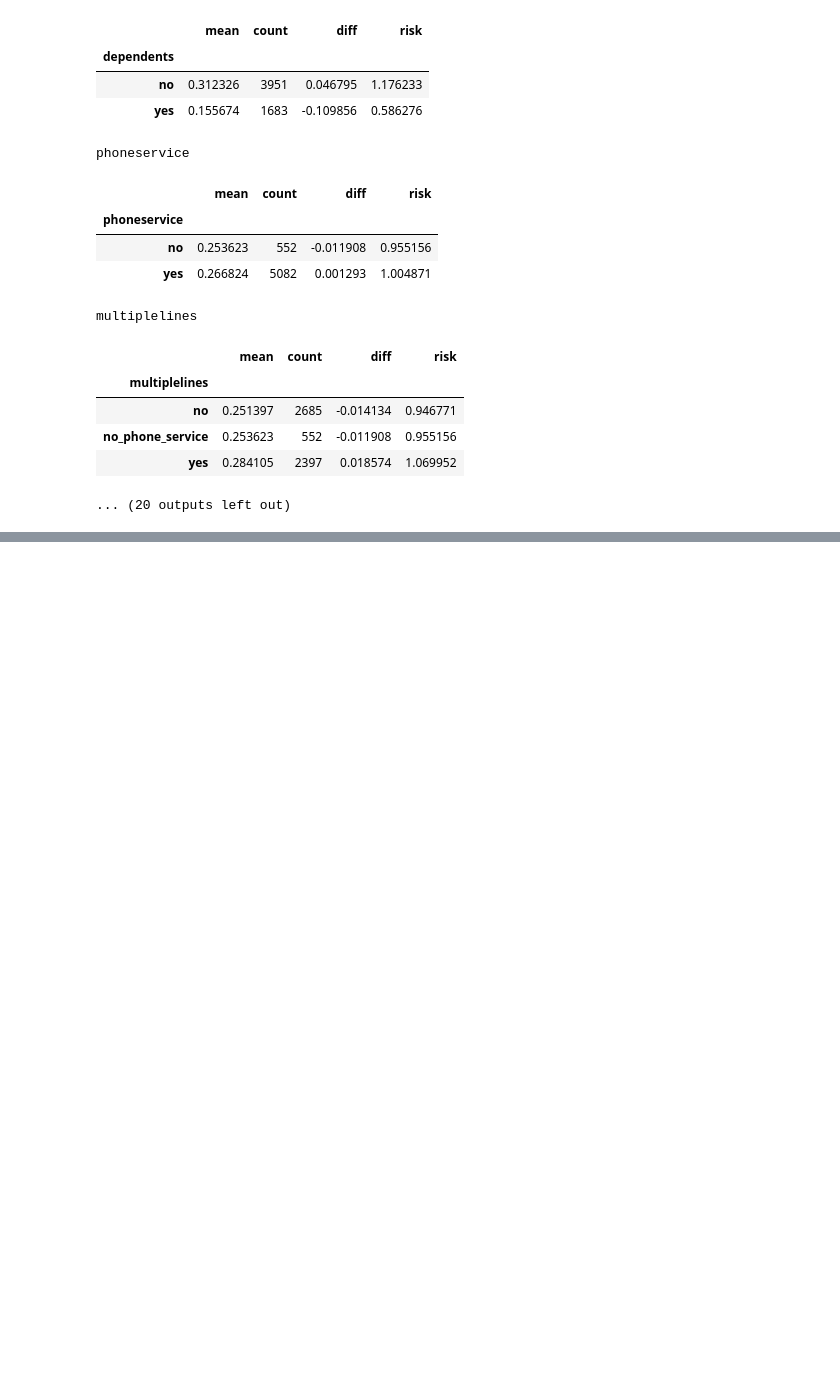
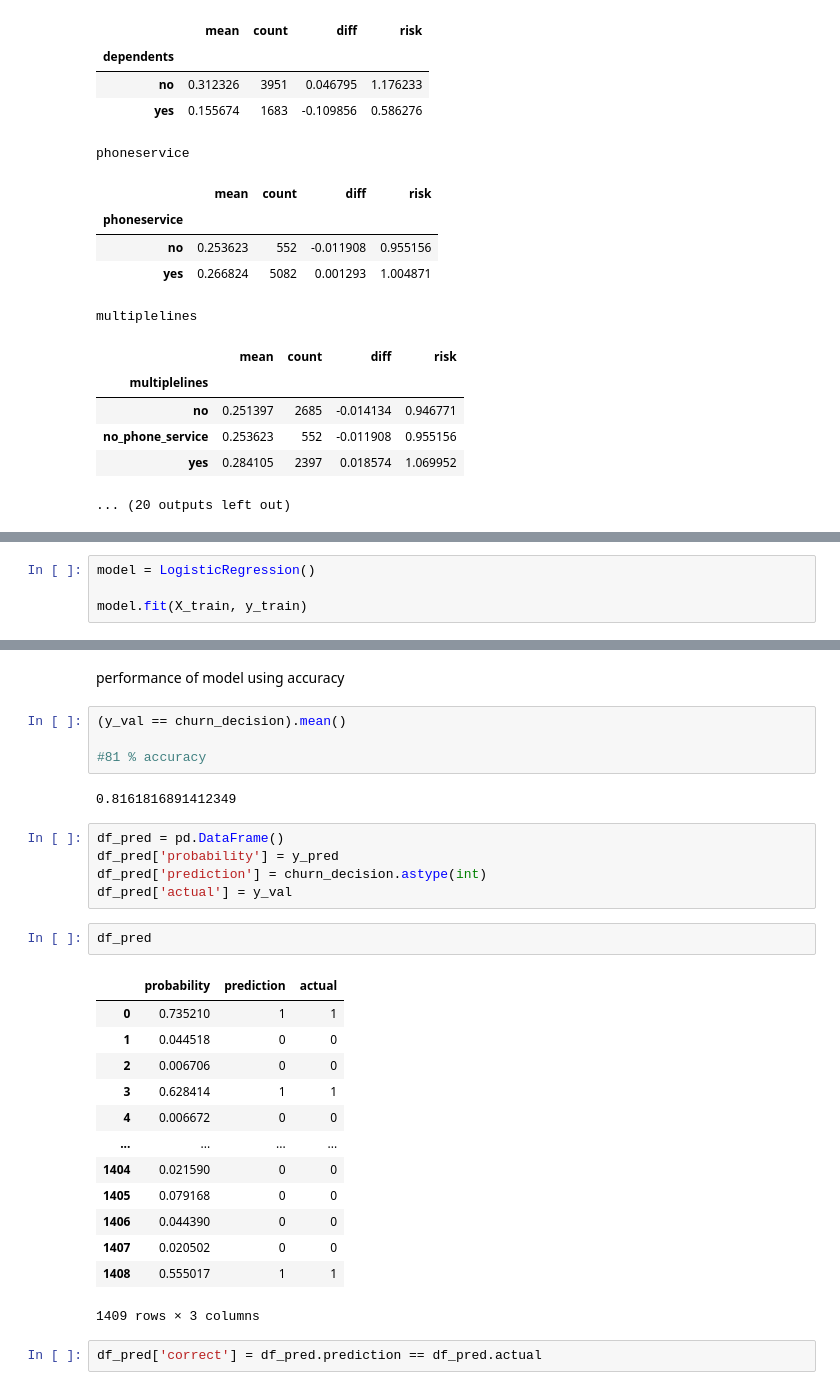
Before and after one commit to yashk1/ml-zoomcamp, a Jupyter notebook: 3. Classification/03-churn.ipynb, the cells around one changed output, grey strips where cells are left out. Cells and saved outputs as stored; diff of their text form; blank space fills up the shorter version.

```diff
--- a/3. Classification/03-churn.ipynb
+++ b/3. Classification/03-churn.ipynb
@@ -276,0 +462,4 @@ Mutual information: concept from information therory, it tells us how much we ca
+# %%
+model = LogisticRegression()
+
+model.fit(X_train, y_train)
@@ -276,0 +526,32 @@ Mutual information: concept from information therory, it tells us how much we ca
+# %% [markdown]
+performance of model
+using accuracy
+# %%
+(y_val == churn_decision).mean()
+
+#81 % accuracy
+# %% [output]
+0.8161816891412349
+# %%
+df_pred = pd.DataFrame()
+df_pred['probability'] = y_pred
+df_pred['prediction'] = churn_decision.astype(int)
+df_pred['actual'] = y_val
+# %%
+df_pred
+# %% [output]
+|  | probability | prediction | actual |
+| 0 | 0.735210 | 1 | 1 |
+| 1 | 0.044518 | 0 | 0 |
+| 2 | 0.006706 | 0 | 0 |
+| 3 | 0.628414 | 1 | 1 |
+| 4 | 0.006672 | 0 | 0 |
+| ... | ... | ... | ... |
+| 1404 | 0.021590 | 0 | 0 |
+| 1405 | 0.079168 | 0 | 0 |
+| 1406 | 0.044390 | 0 | 0 |
+| 1407 | 0.020502 | 0 | 0 |
+| 1408 | 0.555017 | 1 | 1 |
+1409 rows × 3 columns
+# %%
+df_pred['correct'] = df_pred.prediction == df_pred.actual
```
Also changed, not shown: parts of 52 cells of this notebook, 4 other files.
